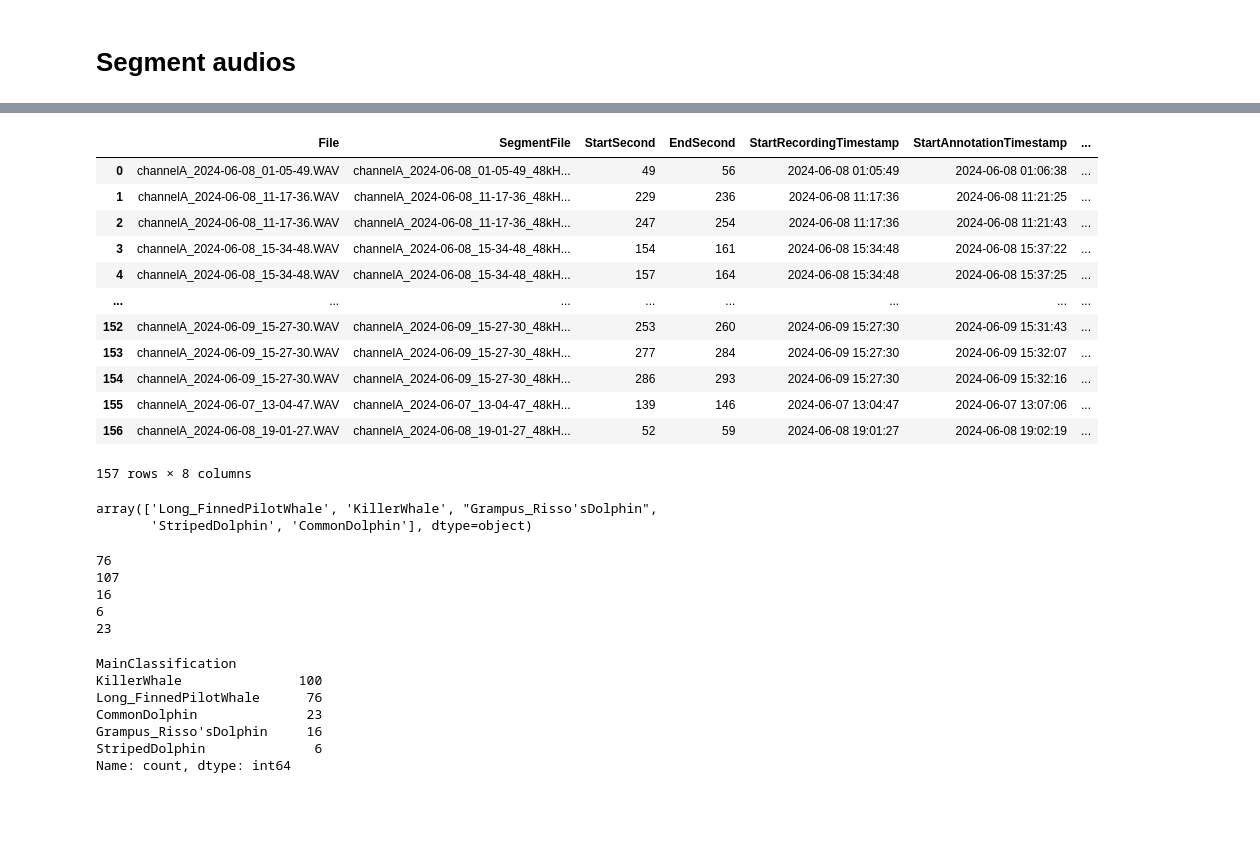
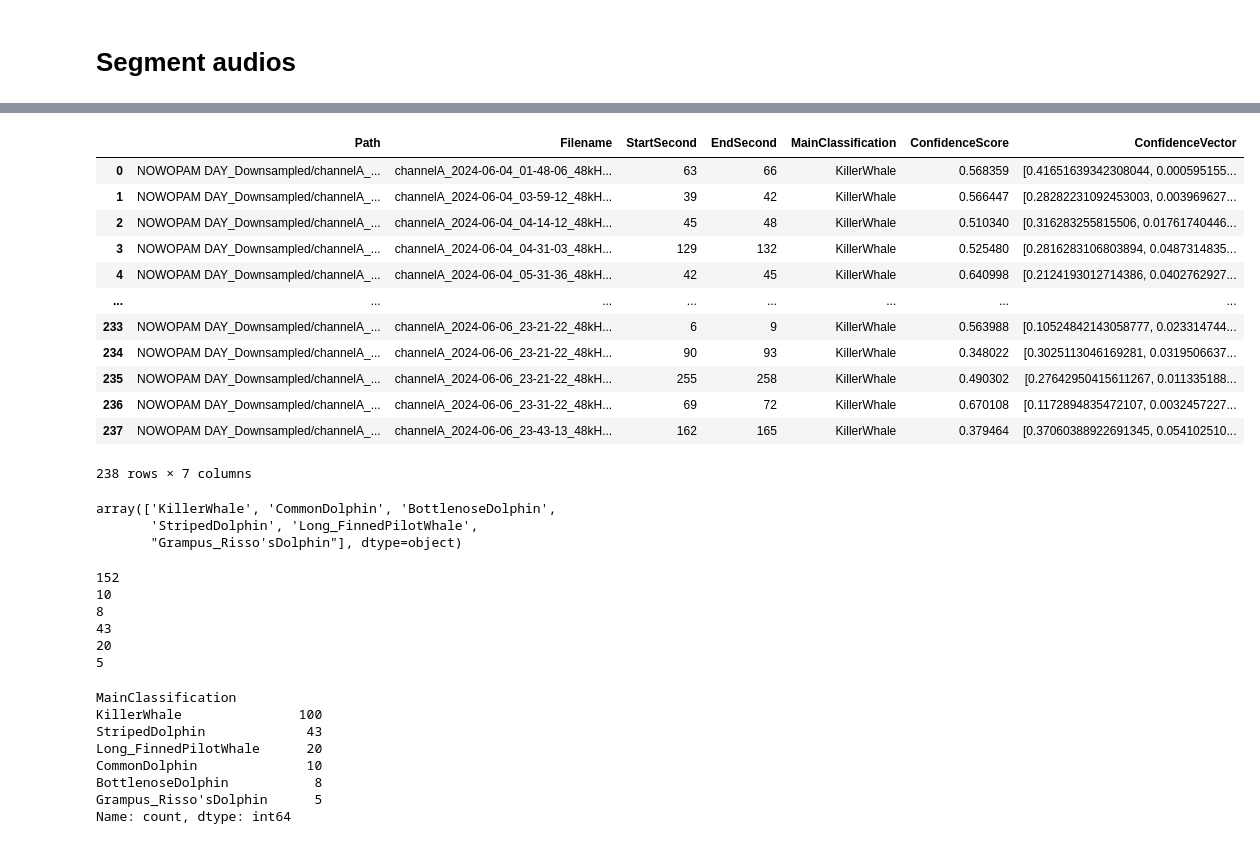
Before and after one commit to SEANIMALMOVE/CetaceanWhistleDetection, a Jupyter notebook: Scripts/b02_SegmentAudios_Specie.ipynb, the cells around one changed output, grey strips where cells are left out. Saved outputs shown, nothing was run; the diff lists cells and outputs as text; code cells hidden in the pictures; blank space fills up the shorter version.

```diff
--- a/Scripts/b02_SegmentAudios_Specie.ipynb
+++ b/Scripts/b02_SegmentAudios_Specie.ipynb
@@ -23,29 +23,30 @@ from pydub import AudioSegment
 # %%
 import pandas as pd
 
 # Load CSV predictions.csv
-df = pd.read_csv('../../../../mnt/e/22_WOPAM_DAY/predictions_no_background.csv')
+df = pd.read_csv('../../../../../mnt/e/Deep Learning Analysis/NOWOPAM_DAY_Downsampled_Model23/predictions_no_background.csv')
 df
 # %% [output]
-|  | File | SegmentFile | StartSecond | EndSecond | StartRecordingTimestamp | StartAnnotationTimestamp | ... |
-| 0 | channelA_2024-06-08_01-05-49.WAV | channelA_2024-06-08_01-05-49_48kH... | 49 | 56 | 2024-06-08 01:05:49 | 2024-06-08 01:06:38 | ... |
-| 1 | channelA_2024-06-08_11-17-36.WAV | channelA_2024-06-08_11-17-36_48kH... | 229 | 236 | 2024-06-08 11:17:36 | 2024-06-08 11:21:25 | ... |
-| 2 | channelA_2024-06-08_11-17-36.WAV | channelA_2024-06-08_11-17-36_48kH... | 247 | 254 | 2024-06-08 11:17:36 | 2024-06-08 11:21:43 | ... |
-| 3 | channelA_2024-06-08_15-34-48.WAV | channelA_2024-06-08_15-34-48_48kH... | 154 | 161 | 2024-06-08 15:34:48 | 2024-06-08 15:37:22 | ... |
-| 4 | channelA_2024-06-08_15-34-48.WAV | channelA_2024-06-08_15-34-48_48kH... | 157 | 164 | 2024-06-08 15:34:48 | 2024-06-08 15:37:25 | ... |
+|  | Path | Filename | StartSecond | EndSecond | MainClassification | ConfidenceScore | ConfidenceVector |
+| 0 | NOWOPAM DAY_Downsampled/channelA_... | channelA_2024-06-04_01-48-06_48kH... | 63 | 66 | KillerWhale | 0.568359 | [0.41651639342308044, 0.000595155... |
+| 1 | NOWOPAM DAY_Downsampled/channelA_... | channelA_2024-06-04_03-59-12_48kH... | 39 | 42 | KillerWhale | 0.566447 | [0.28282231092453003, 0.003969627... |
+| 2 | NOWOPAM DAY_Downsampled/channelA_... | channelA_2024-06-04_04-14-12_48kH... | 45 | 48 | KillerWhale | 0.510340 | [0.316283255815506, 0.01761740446... |
+| 3 | NOWOPAM DAY_Downsampled/channelA_... | channelA_2024-06-04_04-31-03_48kH... | 129 | 132 | KillerWhale | 0.525480 | [0.2816283106803894, 0.0487314835... |
+| 4 | NOWOPAM DAY_Downsampled/channelA_... | channelA_2024-06-04_05-31-36_48kH... | 42 | 45 | KillerWhale | 0.640998 | [0.2124193012714386, 0.0402762927... |
 | ... | ... | ... | ... | ... | ... | ... | ... |
-| 152 | channelA_2024-06-09_15-27-30.WAV | channelA_2024-06-09_15-27-30_48kH... | 253 | 260 | 2024-06-09 15:27:30 | 2024-06-09 15:31:43 | ... |
-| 153 | channelA_2024-06-09_15-27-30.WAV | channelA_2024-06-09_15-27-30_48kH... | 277 | 284 | 2024-06-09 15:27:30 | 2024-06-09 15:32:07 | ... |
-| 154 | channelA_2024-06-09_15-27-30.WAV | channelA_2024-06-09_15-27-30_48kH... | 286 | 293 | 2024-06-09 15:27:30 | 2024-06-09 15:32:16 | ... |
-| 155 | channelA_2024-06-07_13-04-47.WAV | channelA_2024-06-07_13-04-47_48kH... | 139 | 146 | 2024-06-07 13:04:47 | 2024-06-07 13:07:06 | ... |
-| 156 | channelA_2024-06-08_19-01-27.WAV | channelA_2024-06-08_19-01-27_48kH... | 52 | 59 | 2024-06-08 19:01:27 | 2024-06-08 19:02:19 | ... |
+| 233 | NOWOPAM DAY_Downsampled/channelA_... | channelA_2024-06-06_23-21-22_48kH... | 6 | 9 | KillerWhale | 0.563988 | [0.10524842143058777, 0.023314744... |
+| 234 | NOWOPAM DAY_Downsampled/channelA_... | channelA_2024-06-06_23-21-22_48kH... | 90 | 93 | KillerWhale | 0.348022 | [0.3025113046169281, 0.0319506637... |
+| 235 | NOWOPAM DAY_Downsampled/channelA_... | channelA_2024-06-06_23-21-22_48kH... | 255 | 258 | KillerWhale | 0.490302 | [0.27642950415611267, 0.011335188... |
+| 236 | NOWOPAM DAY_Downsampled/channelA_... | channelA_2024-06-06_23-31-22_48kH... | 69 | 72 | KillerWhale | 0.670108 | [0.1172894835472107, 0.0032457227... |
+| 237 | NOWOPAM DAY_Downsampled/channelA_... | channelA_2024-06-06_23-43-13_48kH... | 162 | 165 | KillerWhale | 0.379464 | [0.37060388922691345, 0.054102510... |
-157 rows × 8 columns
+238 rows × 7 columns
 # %%
 species = df["MainClassification"].unique()
 species
 # %% [output]
-array(['Long_FinnedPilotWhale', 'KillerWhale', "Grampus_Risso'sDolphin",
-       'StripedDolphin', 'CommonDolphin'], dtype=object)
+array(['KillerWhale', 'CommonDolphin', 'BottlenoseDolphin',
+       'StripedDolphin', 'Long_FinnedPilotWhale',
+       "Grampus_Risso'sDolphin"], dtype=object)
 # %%
 # HARD_DRIVE = "f"
 # OS = "WSL"
@@ -89,18 +90,19 @@ for specie in species:
     subset = subset.reset_index(drop=True)
     print(len(subset))
 # %% [output]
-76
-107
-16
-6
-23
+152
+10
+8
+43
+20
+5
 # %%
 import os
 from pydub import AudioSegment
 import pandas as pd
 # %%
 # Load CSV predictions.csv
-df = pd.read_csv('../../../../../mnt/e/22_WOPAM_DAY/predictions_no_background.csv')
+df = pd.read_csv('../../../../../mnt/e/Deep Learning Analysis/NOWOPAM_DAY_Downsampled_Model23/predictions_no_background.csv')
 
 species = df["MainClassification"].unique()
 
@@ -112,8 +114,9 @@ df["MainClassification"].value_counts()
 # %% [output]
 MainClassification
 KillerWhale               100
-Long_FinnedPilotWhale      76
-CommonDolphin              23
-Grampus_Risso'sDolphin     16
-StripedDolphin              6
+StripedDolphin             43
+Long_FinnedPilotWhale      20
+CommonDolphin              10
+BottlenoseDolphin           8
+Grampus_Risso'sDolphin      5
 Name: count, dtype: int64
```
Also changed, not shown: parts of 8 cells of this notebook, 4 other files.
